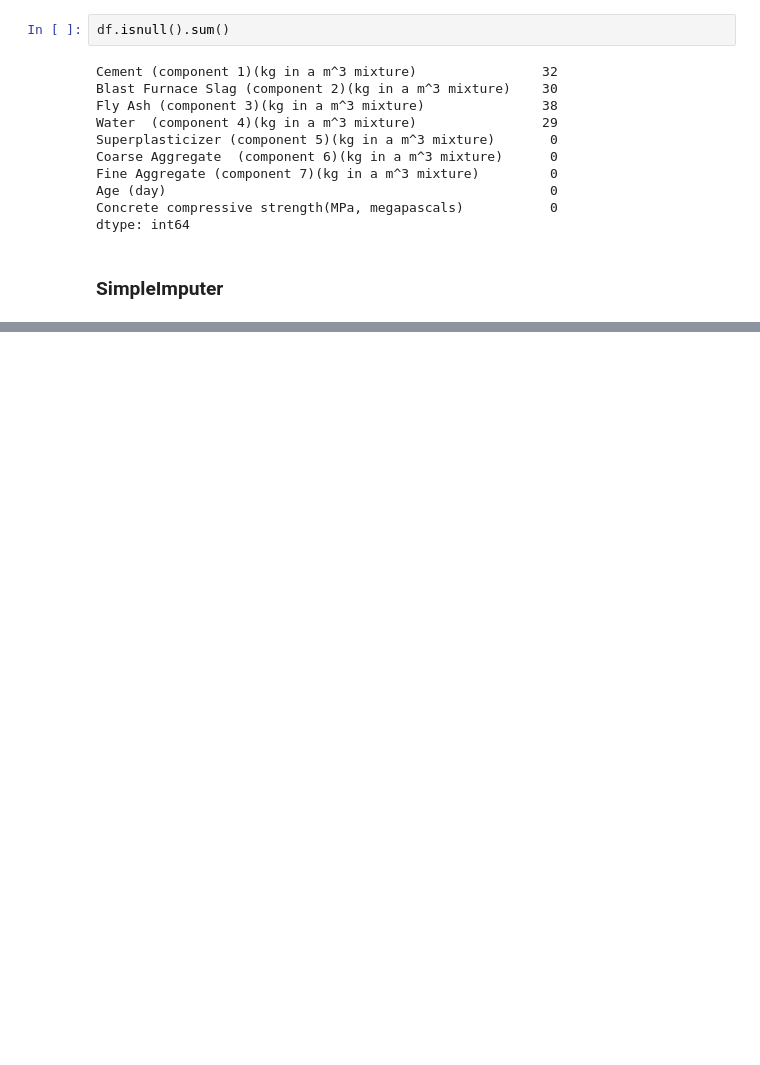
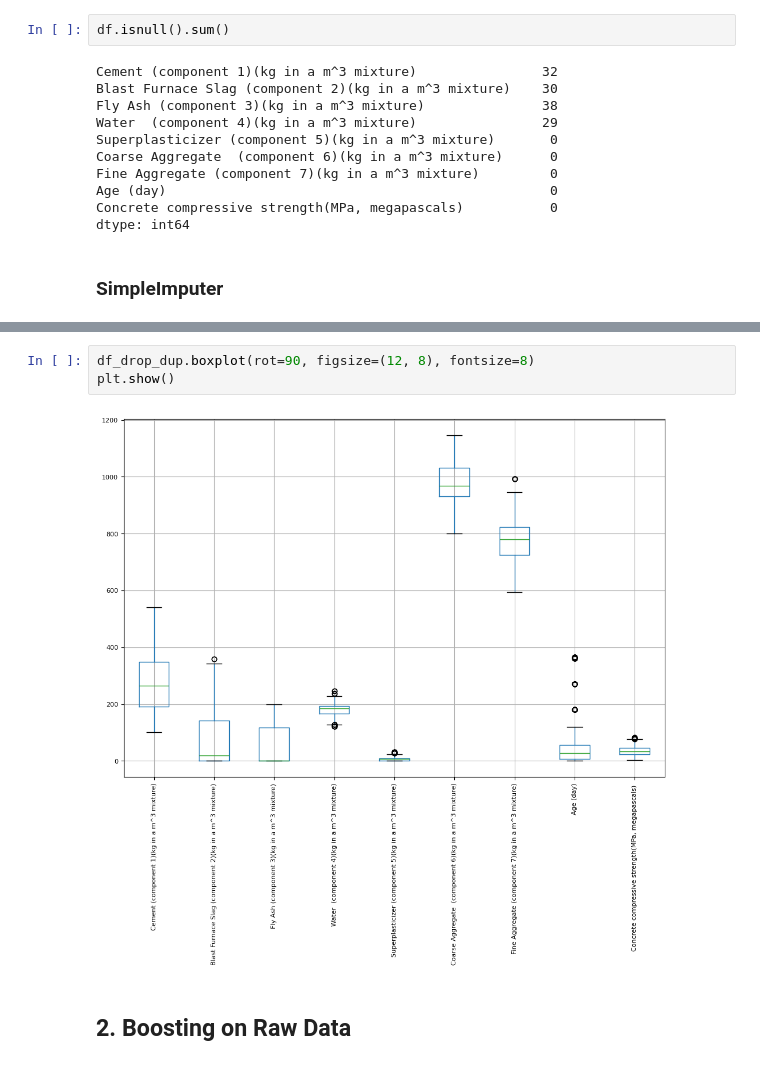
Before and after one commit to Jocund96/Data-to-Design-ML, a Jupyter notebook: S4_Boosting/Week-3/boost_w3.ipynb, the cells around one changed output, grey strips where cells are left out. Cells and saved outputs as stored; diff of their text form; blank space fills up the shorter version.

Commit message:
chore(boosting): clean up layout and comments in notebooks

```diff
--- a/S4_Boosting/Week-3/boost_w3.ipynb
+++ b/S4_Boosting/Week-3/boost_w3.ipynb
@@ -262,0 +93,7 @@ final_metrics_c
+# %%
+df_drop_dup.boxplot(rot=90, figsize=(12, 8), fontsize=8)
+plt.show()
+# %% [output]
+[figure, added]
+# %% [markdown]
+## 2. Boosting on Raw Data
```
Also changed, not shown: parts of 70 cells of this notebook, 16 other files.
